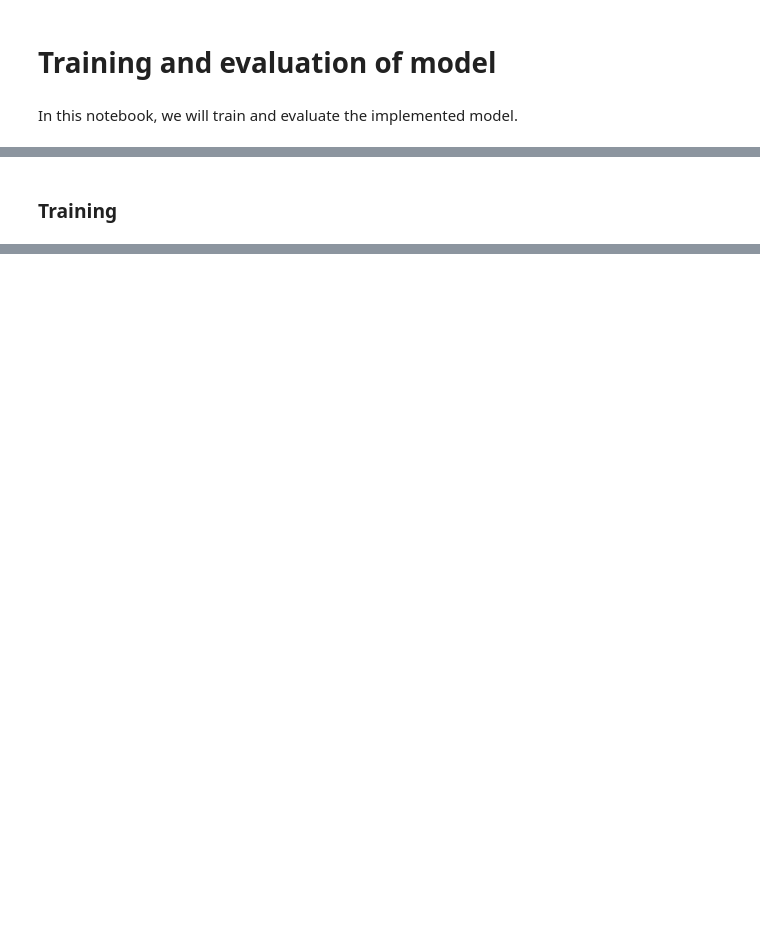
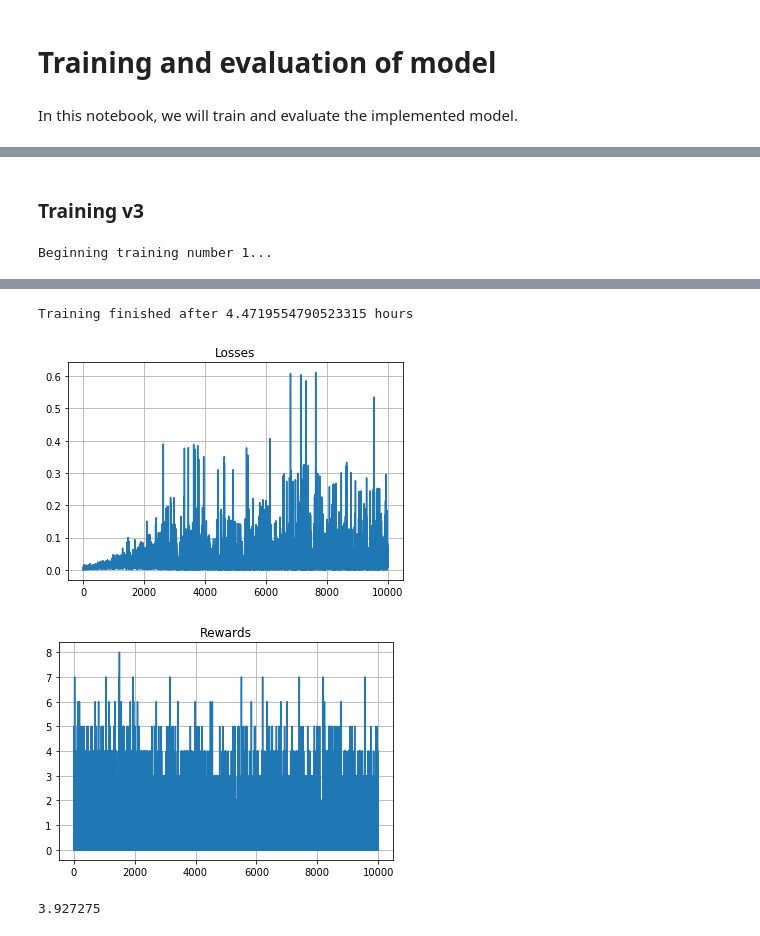
Before and after one commit to rumaak/dqn_implementation, a Jupyter notebook: notebooks/training_evaluation.ipynb, the cells around one changed output, grey strips where cells are left out. Cells and saved outputs as stored; diff of their text form; code cells hidden in the pictures; blank space fills up the shorter version.

```diff
--- a/notebooks/training_evaluation.ipynb
+++ b/notebooks/training_evaluation.ipynb
@@ -213,2 +36,2 @@ Training stages with learning rate = 25e-7 seem to be the best, as the loss seem
 # %% [markdown]
-### Training
+### Training v3
@@ -219,0 +57,39 @@ dqn_model = DQN(action_count=4)
+# %%
+def train(predictor, end_eps_frame, eps_beg, eps_end, epochs, stages, training_number):
+
+    training_params = {
+        "epochs": epochs,
+        "optimizer": optim.RMSprop(dqn_predictor.dqn_new.parameters(), lr=0.01, momentum=0.95, eps=0.01, alpha=0.95),
+        "batch_size": 32,
+        "end_eps_frame": end_eps_frame,
+        "eps_beg": eps_beg,
+        "eps_end": eps_end
+    }
+
+    print(f"Beginning training number {training_number}...")
+
+    t0 = time.time()
+
+    for stage in tqdm(range(stages)):
+        dqn_predictor.train(**training_params, cp_name = f"test_tr_{training_number}_stage_{stage+1}",
+                            stages = stages, stage = stage)
+
+    t1 = time.time()
+    diff = (t1 - t0) / 3600
+    print(f"Training finished after {diff} hours")
+
+    dqn_predictor.plot_losses(title = "Losses")
+    dqn_predictor.plot_rewards(title = "Rewards")
+# %%
+# 10_000 epochs
+train(
+    predictor = dqn_predictor,
+    end_eps_frame = 1_000_000,
+    eps_beg = 1.0,
+    eps_end = 0.1,
+    epochs = 1_000,
+    stages = 10,
+    training_number = 1
+)
+# %% [output]
+Beginning training number 1...
@@ -219,0 +97,7 @@ dqn_model = DQN(action_count=4)
+Training finished after 4.4719554790523315 hours
+[figure, added]
+[figure, added]
+# %%
+dqn_predictor.total_frames / 1_000_000
+# %% [output]
+3.927275
```
Also changed, not shown: parts of 39 cells of this notebook, 4 other files.
